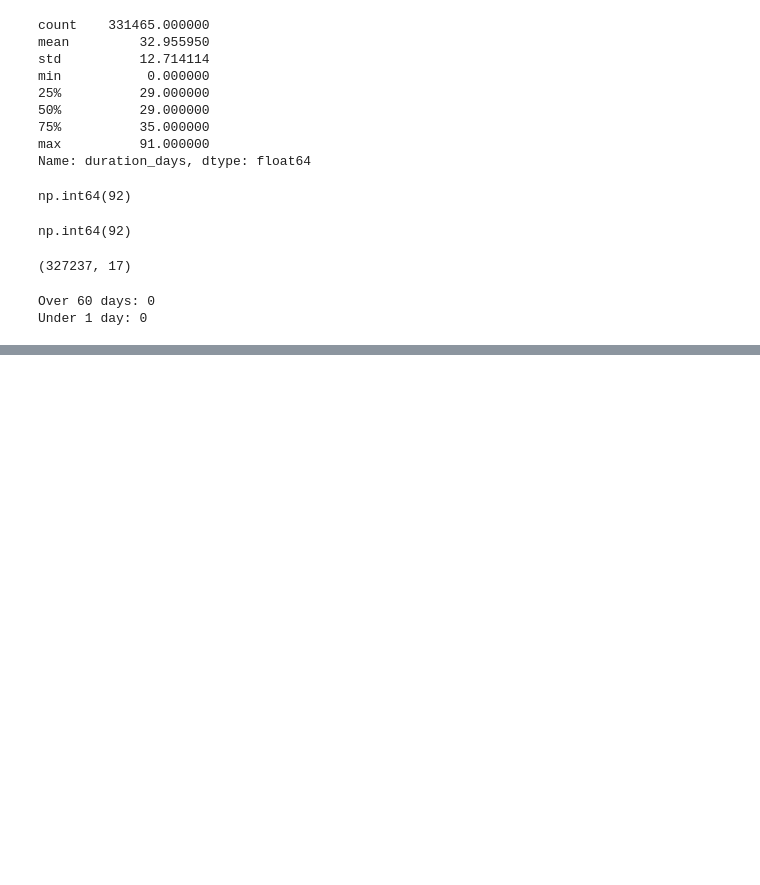
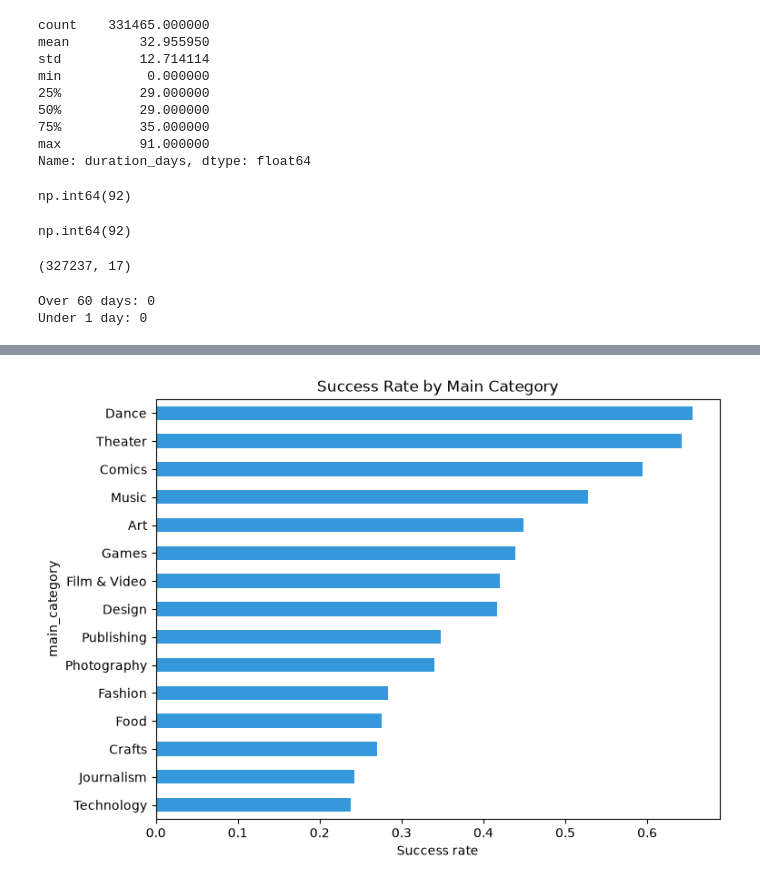
Before and after one commit to Soumya-205/WillItFund, a Jupyter notebook: notebooks/01_explorarion.ipynb, the cells around one changed output, grey strips where cells are left out. Cells and saved outputs as stored; diff of their text form; code cells hidden in the pictures; blank space fills up the shorter version.

Commit message:
Bivariate EDA- goal size and category strongly predict success, modest seasonality

```diff
--- a/notebooks/01_explorarion.ipynb
+++ b/notebooks/01_explorarion.ipynb
@@ -224,3 +224,6 @@ print("Under 1 day:", (df_clean["duration_days"] <1).sum())
 # %% [output]
 Over 60 days: 0
 Under 1 day: 0
+# %%
+category_success=df_clean.groupby("main_category")["target"].mean().sort_values(ascending=False)
+category_success
@@ -226,0 +248,8 @@ Under 1 day: 0
+# %%
+category_success.plot(kind="barh", figsize=(8,6), color="#3498db")
+plt.xlabel("Success rate")
+plt.title("Success Rate by Main Category")
+plt.gca().invert_yaxis()
+plt.show()
+# %% [output]
+[figure, added]
```
Also changed, not shown: parts of 5 cells of this notebook.
